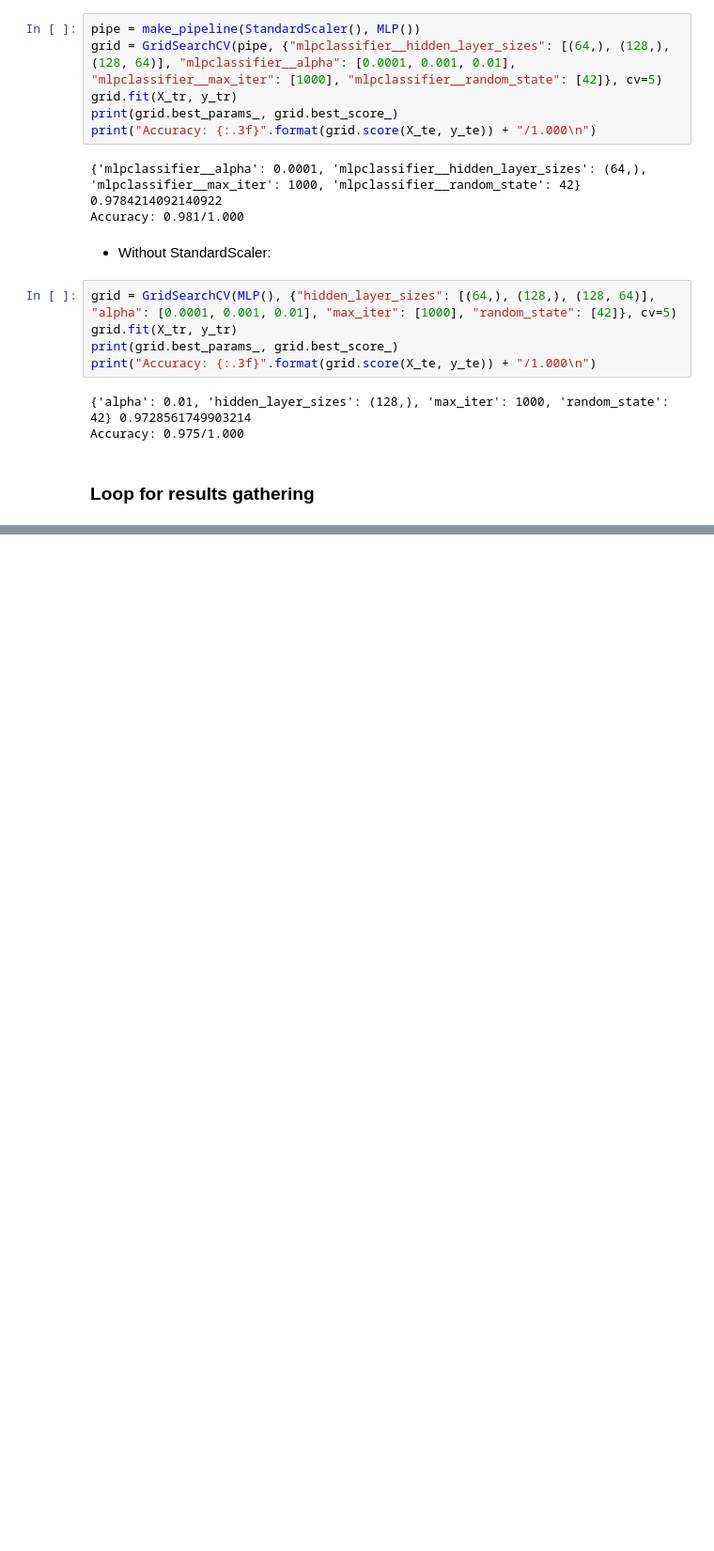
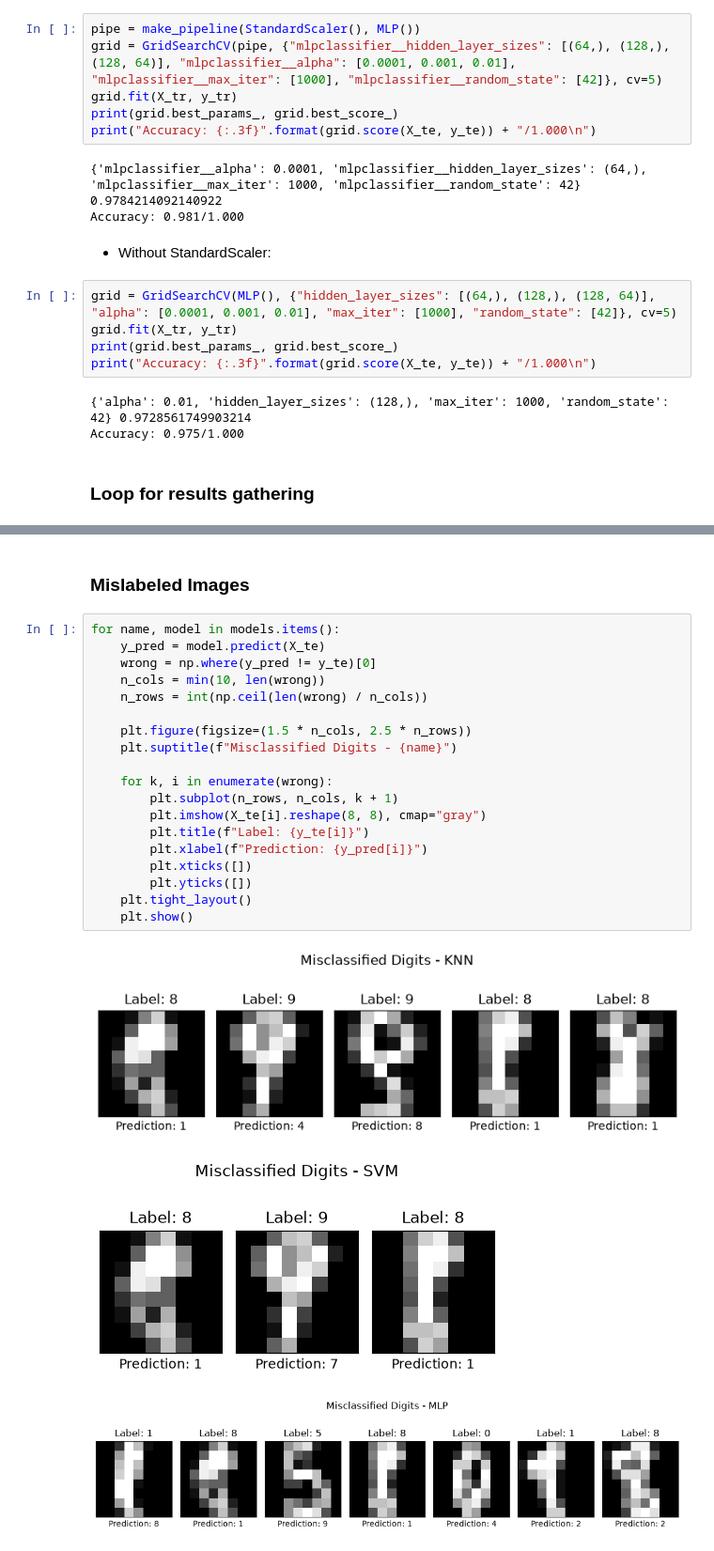
Before and after one commit to migasantunes/Classifiers_KNN_SVM_MLP, a Jupyter notebook: project2.ipynb, the cells around one changed output, grey strips where cells are left out. Shown at 94% size. Saved outputs shown, nothing was run; the diff lists cells and outputs as text; blank space fills up the shorter version.

```diff
--- a/project2.ipynb
+++ b/project2.ipynb
@@ -272,0 +334,25 @@ weighted avg       0.98      0.98      0.98       360
+# %% [markdown]
+### Mislabeled Images
+# %%
+for name, model in models.items():
+    y_pred = model.predict(X_te)
+    wrong = np.where(y_pred != y_te)[0]
+    n_cols = min(10, len(wrong))
+    n_rows = int(np.ceil(len(wrong) / n_cols))
+
+    plt.figure(figsize=(1.5 * n_cols, 2.5 * n_rows))
+    plt.suptitle(f"Misclassified Digits - {name}")
+
+    for k, i in enumerate(wrong):
+        plt.subplot(n_rows, n_cols, k + 1)
+        plt.imshow(X_te[i].reshape(8, 8), cmap="gray")
+        plt.title(f"Label: {y_te[i]}")
+        plt.xlabel(f"Prediction: {y_pred[i]}")
+        plt.xticks([])
+        plt.yticks([])
+    plt.tight_layout()
+    plt.show()
+# %% [output]
+[figure, added]
+[figure, added]
+[figure, added]
```
Also changed, not shown: parts of 12 cells of this notebook, 1 other file.
